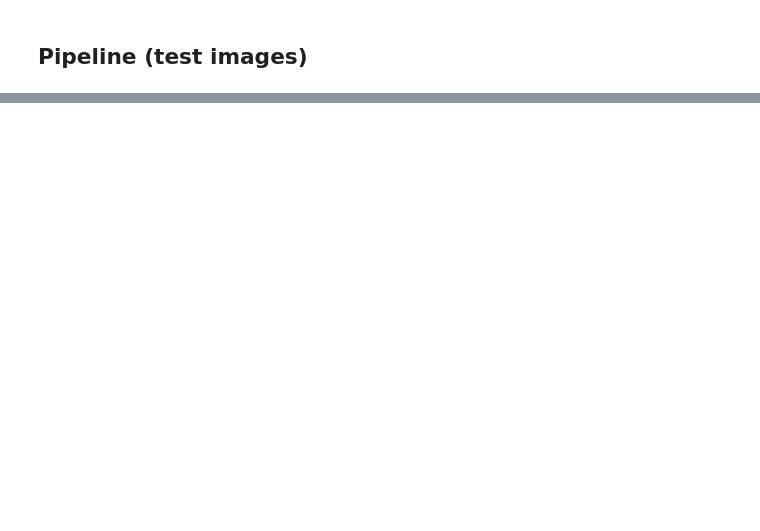
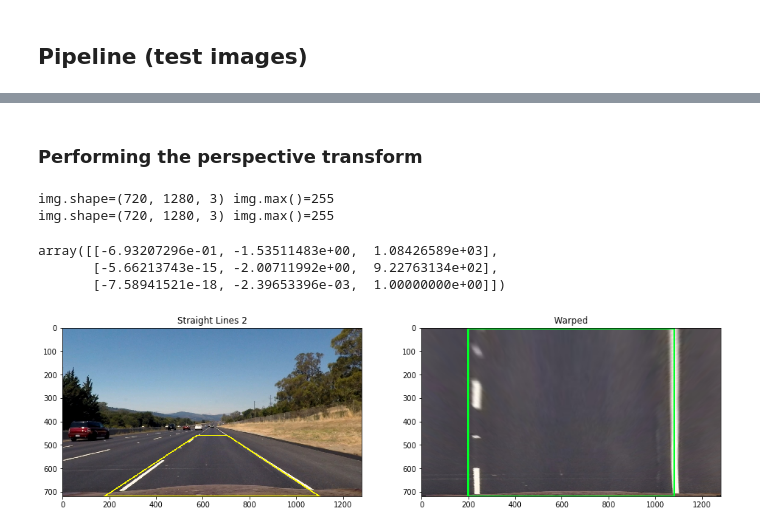
Before and after one commit to cuckookernel/CarND-Adv-Lane, a Jupyter notebook: Advanced Lane Finding.ipynb, the cells around one changed output, grey strips where cells are left out. Drawn from its saved outputs; the diff is of its cells as text; code cells hidden in the pictures; blank space fills up the shorter version.

```diff
--- a/Advanced Lane Finding.ipynb
+++ b/Advanced Lane Finding.ipynb
@@ -69,10 +78,13 @@ ax2.imshow( undistorted )
 # %%
 test_img_fns = glob.glob( './test_images/*.jpg' )
 # %%
-for img_fn in test_img_fns :
-    distorted = u.rgb_read( img_fn )
-    undistorted = cv2.undistort(img, mtx, dist, None, mtx)
-    name_noext, _ = os.path.splitext( os.path.basename( img_fn ))
-    out_fn =  'output_images/' + name_noext + '_undistorted.jpg'
-    print( "Writing " + out_fn )
-    cv2.imwrite( out_fn , undistorted  )
+def undistort_many( test_img_fns ) :
+    for img_fn in test_img_fns :
+        distorted = u.rgb_read( img_fn )
+        undistorted = cv2.undistort(distorted, mtx, dist, None, mtx)
+        name_noext, _ = os.path.splitext( os.path.basename( img_fn ))
+        out_fn =  'output_images/' + name_noext + '_undistorted.jpg'
+        print( "Writing " + out_fn )
+        cv2.imwrite( out_fn , u.bgr2rgb( undistorted ) )
+
+undistort_many( test_img_fns )
@@ -85,18 +119,38 @@ plt.imshow( binary, cmap='gray')
+# %% [markdown]
+### Performing the perspective transform
 # %%
 reload( p )
 
-distorted = u.rgb_read( "test_images/straight_lines2.jpg" )
-undistorted = cv2.undistort(distorted, mtx, dist, None, mtx)
+def test_persp_transform( fname ) :
+    distorted = u.rgb_read( fname )
+    undistorted = cv2.undistort(distorted, mtx, dist, None, mtx)
 
-imgc = undistorted.copy()
-corners = p.construct_trapezoid( imgc, top_offset = 100, alpha_top = 0.37, alpha_bottom=0.72 )
+    imgc = undistorted.copy()
+    corners = p.construct_trapezoid( imgc,
+                                     top_offset = 100,
+                                     alpha_top = 0.37,
+                                     alpha_bottom=0.72 )
 
-p.draw_four_corners( imgc, corners )
+    p.draw_four_corners( imgc, corners )
 
-M, dst_points = p.get_perspective_transform( imgc, corners,offset_x=200 )
+    M, dst_points = p.get_perspective_transform( imgc, corners, offset_x=200 )
 
-warped = p.warp_perspective(undistorted,  M )
+    warped = p.warp_perspective(undistorted,  M )
 
-p.draw_four_corners( warped, dst_points, color=(0,255, 40), tkn=5 )
+    p.draw_four_corners( warped, dst_points, color=(0,255, 40), tkn=5 )
 
-u.show2( imgc, warped )
+    u.show2( imgc, warped,
+             title1='Straight Lines 2',
+             title2='Warped' )
+
+    return M
+
+M = test_persp_transform( "test_images/straight_lines2.jpg" )
+M
+# %% [output]
+img.shape=(720, 1280, 3) img.max()=255
+img.shape=(720, 1280, 3) img.max()=255
+array([[-6.93207296e-01, -1.53511483e+00,  1.08426589e+03],
+       [-5.66213743e-15, -2.00711992e+00,  9.22763134e+02],
+       [-7.58941521e-18, -2.39653396e-03,  1.00000000e+00]])
+[figure, added]
```
Also changed, not shown: parts of 34 cells of this notebook, 17 other files.
